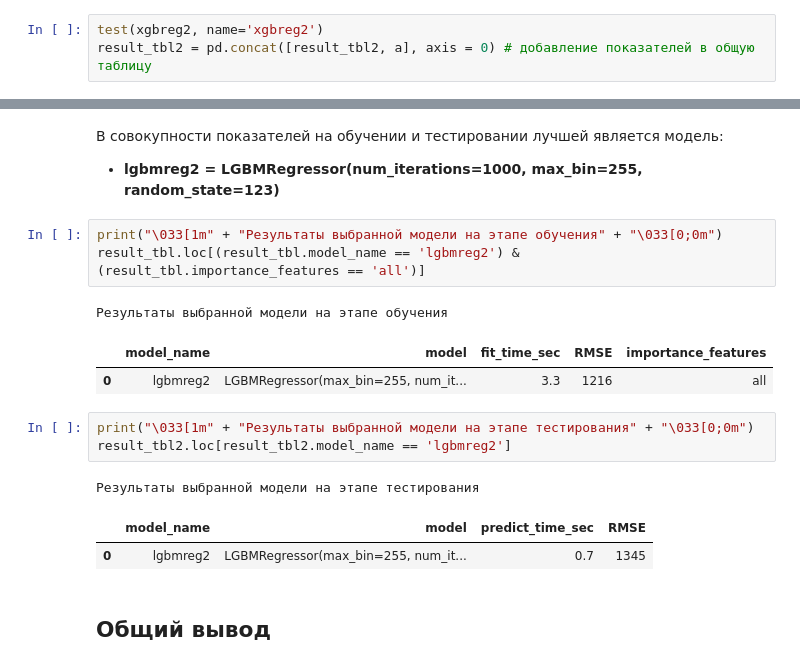
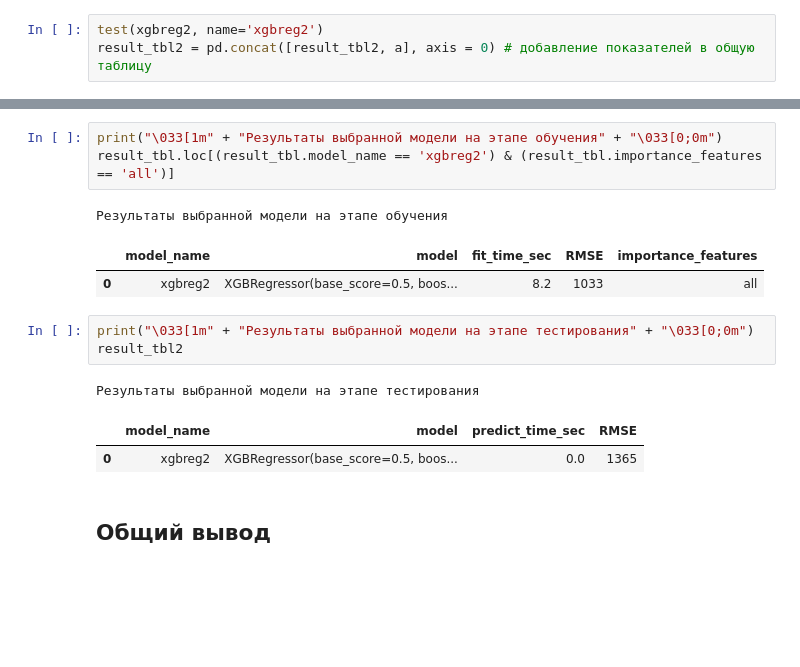
Before and after one commit to Kri5PO/Projects, a Jupyter notebook: 10_Построение_модели_определения_стоимости_автомобиля/auto.ipynb, the cells around one changed output, grey strips where cells are left out. Drawn from its saved outputs; the diff is of its cells as text; blank space fills up the shorter version.

```diff
--- a/10_Построение_модели_определения_стоимости_автомобиля/auto.ipynb
+++ b/10_Построение_модели_определения_стоимости_автомобиля/auto.ipynb
@@ -1070,20 +951,17 @@ result_tbl2
-# %% [markdown]
-В совокупности показателей на обучении и тестировании лучшей является модель:
-- **lgbmreg2 = LGBMRegressor(num_iterations=1000, max_bin=255, random_state=123)**
 # %%
 print("\033[1m" + "Результаты выбранной модели на этапе обучения" + "\033[0;0m")
-result_tbl.loc[(result_tbl.model_name == 'lgbmreg2') & (result_tbl.importance_features == 'all')]
+result_tbl.loc[(result_tbl.model_name == 'xgbreg2') & (result_tbl.importance_features == 'all')]
 # %% [output]
 Результаты выбранной модели на этапе обучения
 |  | model_name | model | fit_time_sec | RMSE | importance_features |
-| 0 | lgbmreg2 | LGBMRegressor(max_bin=255, num_it... | 3.3 | 1216 | all |
+| 0 | xgbreg2 | XGBRegressor(base_score=0.5, boos... | 8.2 | 1033 | all |
 # %%
 print("\033[1m" + "Результаты выбранной модели на этапе тестирования" + "\033[0;0m")
-result_tbl2.loc[result_tbl2.model_name == 'lgbmreg2']
+result_tbl2
 # %% [output]
 Результаты выбранной модели на этапе тестирования
 |  | model_name | model | predict_time_sec | RMSE |
-| 0 | lgbmreg2 | LGBMRegressor(max_bin=255, num_it... | 0.7 | 1345 |
+| 0 | xgbreg2 | XGBRegressor(base_score=0.5, boos... | 0.0 | 1365 |
 # %% [markdown]
 ## Общий вывод
 # %% [markdown]
```
Also changed, not shown: parts of 39 cells of this notebook, 1 other file.
